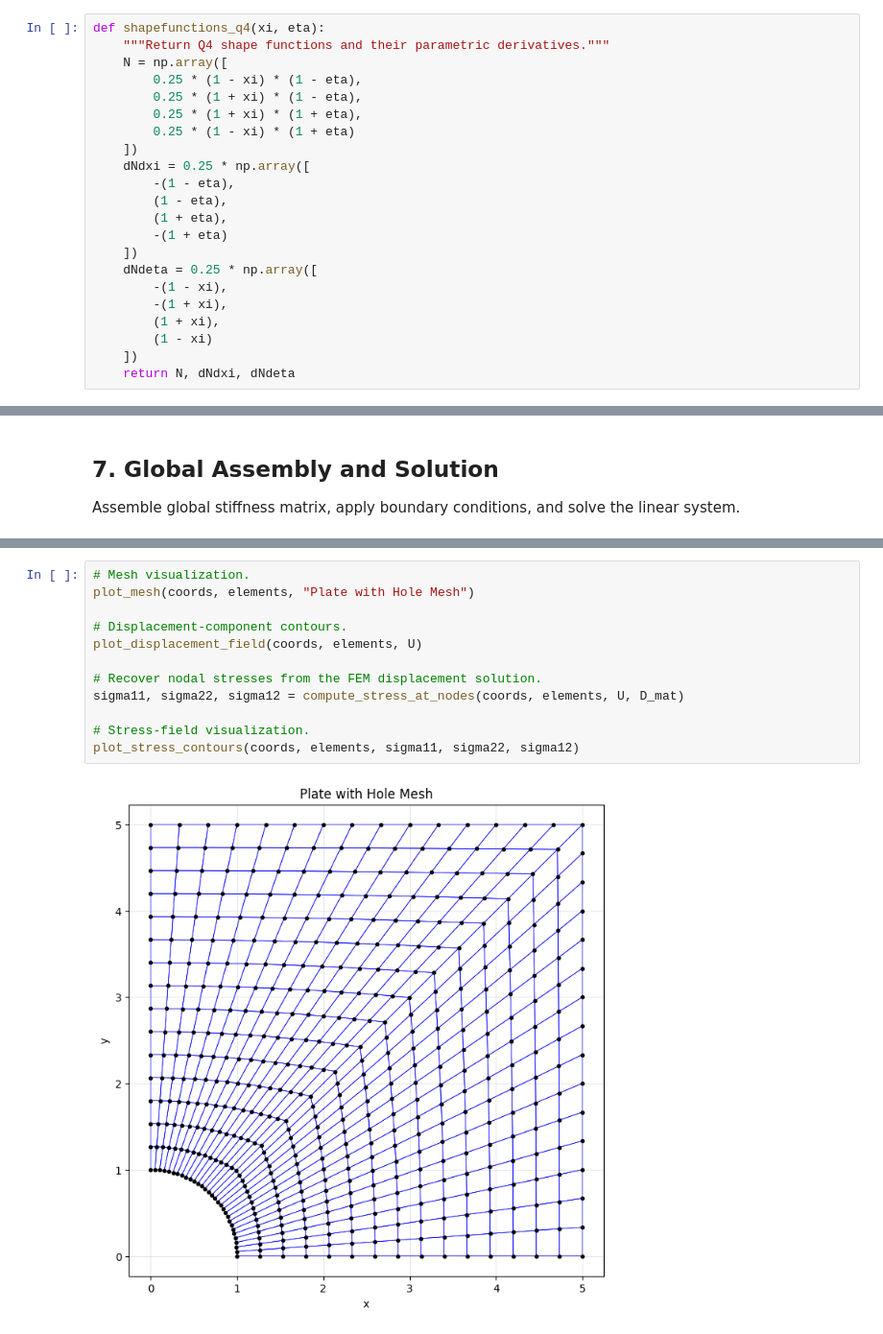
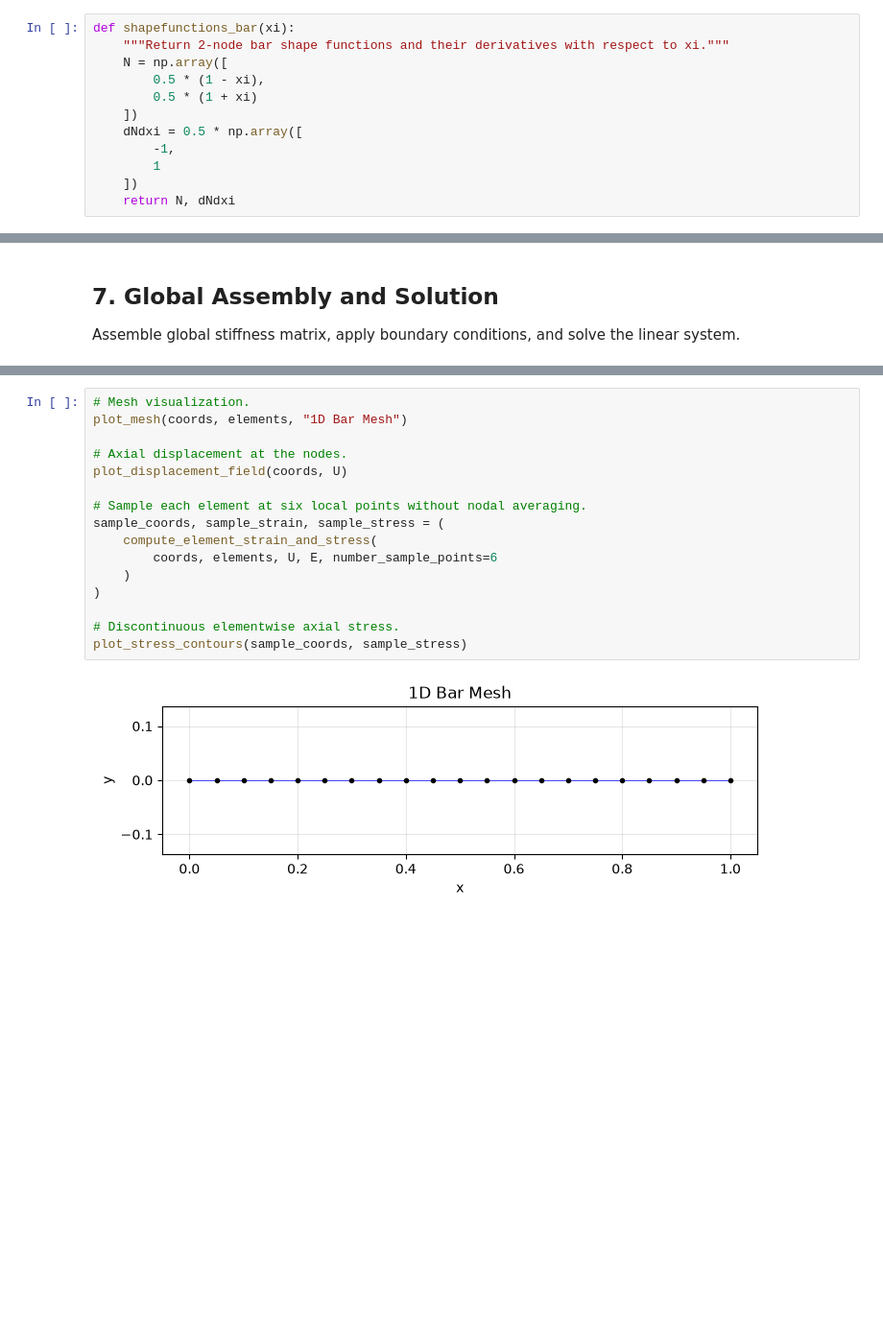
Before and after one commit to wangmeshfree/FEM_Plate_with_Hole, a Jupyter notebook: src/FEM1D_linear_bar.ipynb, the cells around one changed output, grey strips where cells are left out. Shown at 96% size. Drawn from its saved outputs; the diff is of its cells as text; blank space fills up the shorter version.

```diff
--- a/src/FEM1D_linear_bar.ipynb
+++ b/src/FEM1D_linear_bar.ipynb
@@ -157,25 +117,15 @@ Four-node quadrilateral element shape functions and their partial derivatives.
 # %%
-def shapefunctions_q4(xi, eta):
-    """Return Q4 shape functions and their parametric derivatives."""
+def shapefunctions_bar(xi):
+    """Return 2-node bar shape functions and their derivatives with respect to xi."""
     N = np.array([
-        0.25 * (1 - xi) * (1 - eta),
-        0.25 * (1 + xi) * (1 - eta),
-        0.25 * (1 + xi) * (1 + eta),
-        0.25 * (1 - xi) * (1 + eta)
+        0.5 * (1 - xi),
+        0.5 * (1 + xi)
     ])
-    dNdxi = 0.25 * np.array([
-        -(1 - eta),
-        (1 - eta),
-        (1 + eta),
-        -(1 + eta)
+    dNdxi = 0.5 * np.array([
+        -1,
+        1
     ])
-    dNdeta = 0.25 * np.array([
-        -(1 - xi),
-        -(1 + xi),
-        (1 + xi),
-        (1 - xi)
-    ])
-    return N, dNdxi, dNdeta
+    return N, dNdxi
 # %% [markdown]
 ## 6. Element Stiffness Matrix and Force Vector
 
@@ -569,14 +424,18 @@ print(U)
 # %%
 # Mesh visualization.
-plot_mesh(coords, elements, "Plate with Hole Mesh")
+plot_mesh(coords, elements, "1D Bar Mesh")
 
-# Displacement-component contours.
-plot_displacement_field(coords, elements, U)
+# Axial displacement at the nodes.
+plot_displacement_field(coords, U)
 
-# Recover nodal stresses from the FEM displacement solution.
-sigma11, sigma22, sigma12 = compute_stress_at_nodes(coords, elements, U, D_mat)
+# Sample each element at six local points without nodal averaging.
+sample_coords, sample_strain, sample_stress = (
+    compute_element_strain_and_stress(
+        coords, elements, U, E, number_sample_points=6
+    )
+)
 
-# Stress-field visualization.
-plot_stress_contours(coords, elements, sigma11, sigma22, sigma12)
+# Discontinuous elementwise axial stress.
+plot_stress_contours(sample_coords, sample_stress)
 # %% [output]
-[figure, old version]
+[figure, new version]
```
Also changed, not shown: parts of 28 cells of this notebook.
